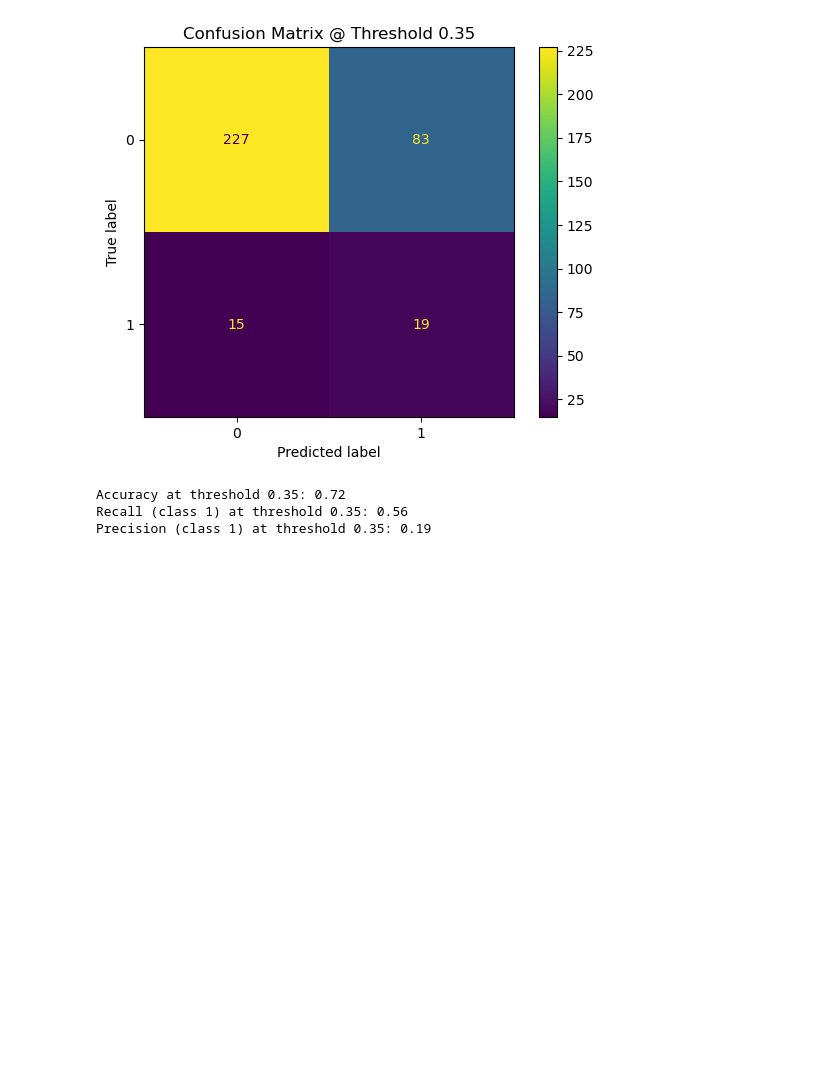
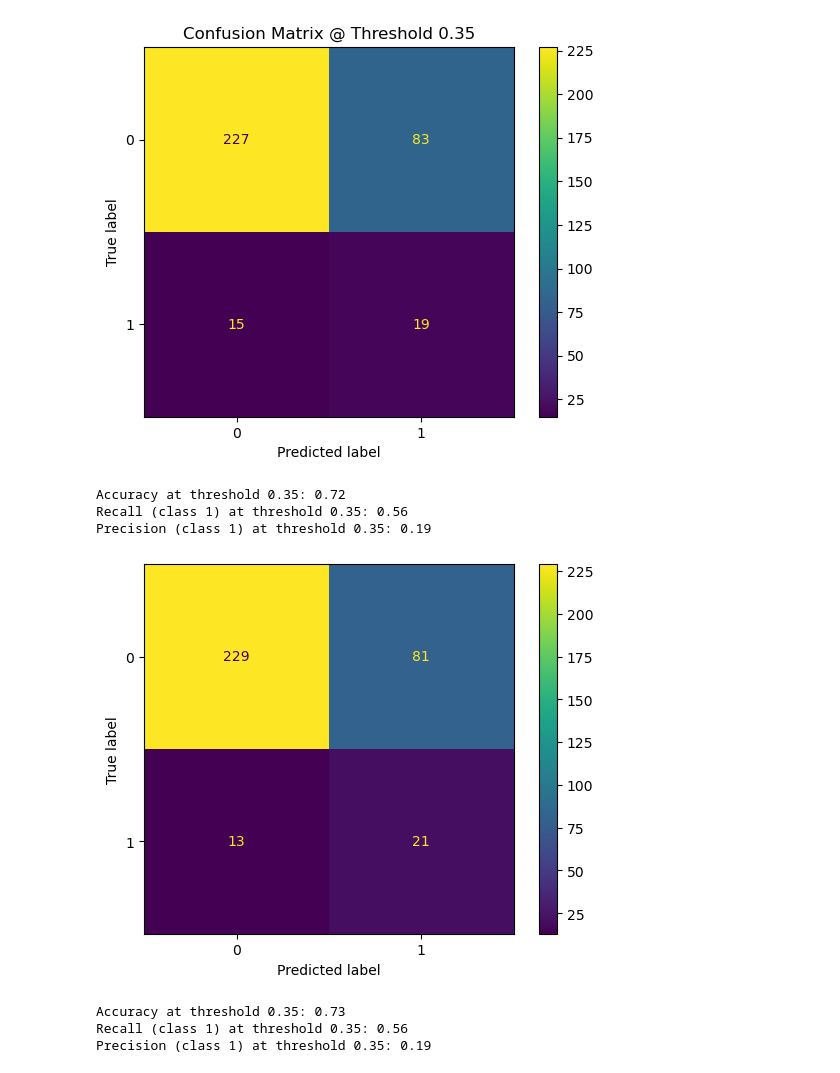
Before and after one commit to DeMeyerRobin/IndustryProject-BariatricSurgeryG1, a Jupyter notebook: ROB_model_training.ipynb, the cells around one changed output. Drawn from its saved outputs; the diff is of its cells as text; code cells hidden in the pictures; blank space fills up the shorter version.

Commit message:
different class weights

```diff
--- a/ROB_model_training.ipynb
+++ b/ROB_model_training.ipynb
@@ -316,3 +316,47 @@ print(f"Precision (class 1) at threshold {threshold}: {precision:.2f}")
 Accuracy at threshold 0.35: 0.72
 Recall (class 1) at threshold 0.35: 0.56
 Precision (class 1) at threshold 0.35: 0.19
+# %%
+# Assign more weight to class 1
+weights = {0: 1, 1: 10}  # Class 1 gets 3× the penalty
+
+model = make_pipeline(
+    StandardScaler(),
+    RandomForestClassifier(
+        n_estimators=171,
+        max_depth=30,
+        max_features='sqrt',
+        min_samples_leaf=4,
+        min_samples_split=10,
+        class_weight=weights,  # 👈 cost-sensitive setup
+        random_state=42
+    )
+)
+# %%
+# Get predicted probabilities
+y_proba = cross_val_predict(model, X, y, cv=5, method='predict_proba')[:, 1]
+
+# Apply custom threshold
+threshold = 0.35
+y_pred_thresh = (y_proba >= threshold).astype(int)
+
+# Confusion matrix
+cm = confusion_matrix(y, y_pred_thresh)
+ConfusionMatrixDisplay(cm).plot()
+plt.show()
+# %% [output]
+[figure, added]
+# %%
+accuracy = accuracy_score(y, y_pred_thresh)
+print(f"Accuracy at threshold {threshold}: {accuracy:.2f}")
+
+
+recall = recall_score(y, y_pred, pos_label=1)
+print(f"Recall (class 1) at threshold {threshold}: {recall:.2f}")
+
+precision = precision_score(y, y_pred, pos_label=1)
+print(f"Precision (class 1) at threshold {threshold}: {precision:.2f}")
+# %% [output]
+Accuracy at threshold 0.35: 0.73
+Recall (class 1) at threshold 0.35: 0.56
+Precision (class 1) at threshold 0.35: 0.19
```
Also changed, not shown: parts of 4 cells of this notebook.
